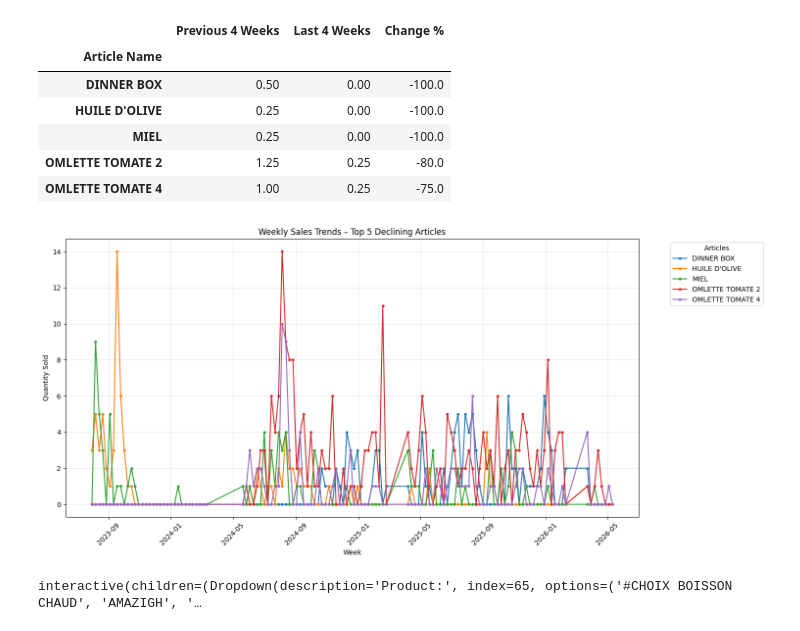
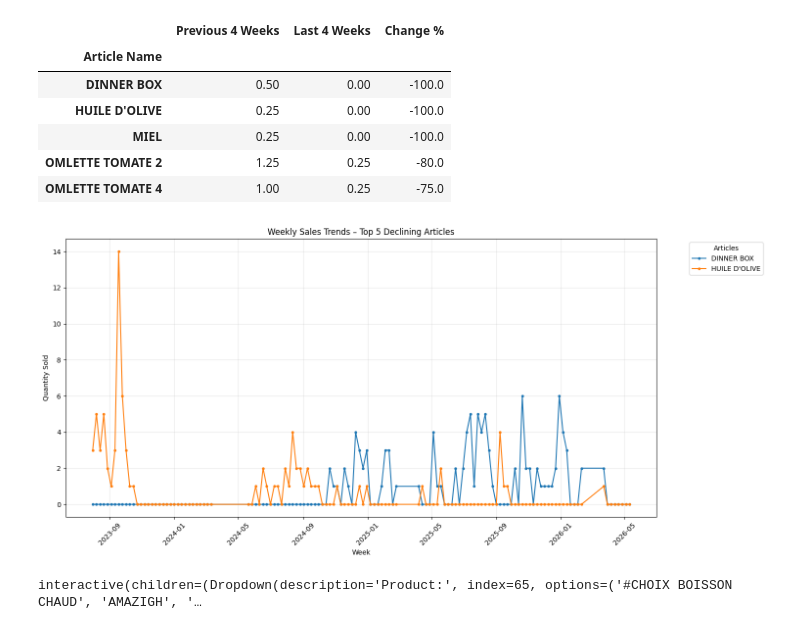
Before and after one commit to achrafmss12/retail_2026, a Jupyter notebook: capstone.ipynb, the cells around one changed output. Saved outputs shown, nothing was run; the diff lists cells and outputs as text; code cells hidden in the pictures.

```diff
--- a/capstone.ipynb
+++ b/capstone.ipynb
@@ -1066,32 +1218,32 @@ declining.head()
 # %%
 import matplotlib.pyplot as plt
 
 # Select the 5 most declining articles
-top_declining = declining.index[:5]
+top_declining = declining.index[:2]
 
 plt.figure(figsize=(15, 7))
 
 for product in top_declining:
     plt.plot(
         weekly_sales.index,
         weekly_sales[product],
         marker="o",
         markersize=3,
         label=product
     )
 
 plt.title("Weekly Sales Trends – Top 5 Declining Articles")
 plt.xlabel("Week")
 plt.ylabel("Quantity Sold")
 
 plt.legend(title="Articles", bbox_to_anchor=(1.05, 1), loc="upper left")
 plt.grid(True, alpha=0.3)
 plt.xticks(rotation=45)
 plt.tight_layout()
 
 plt.show()
 # %% [output]
-[figure, old version]
+[figure, new version]
 # %%
 import ipywidgets as widgets
 import matplotlib.pyplot as plt
```
Also changed, not shown: parts of 1 cell of this notebook, 1 other file.
